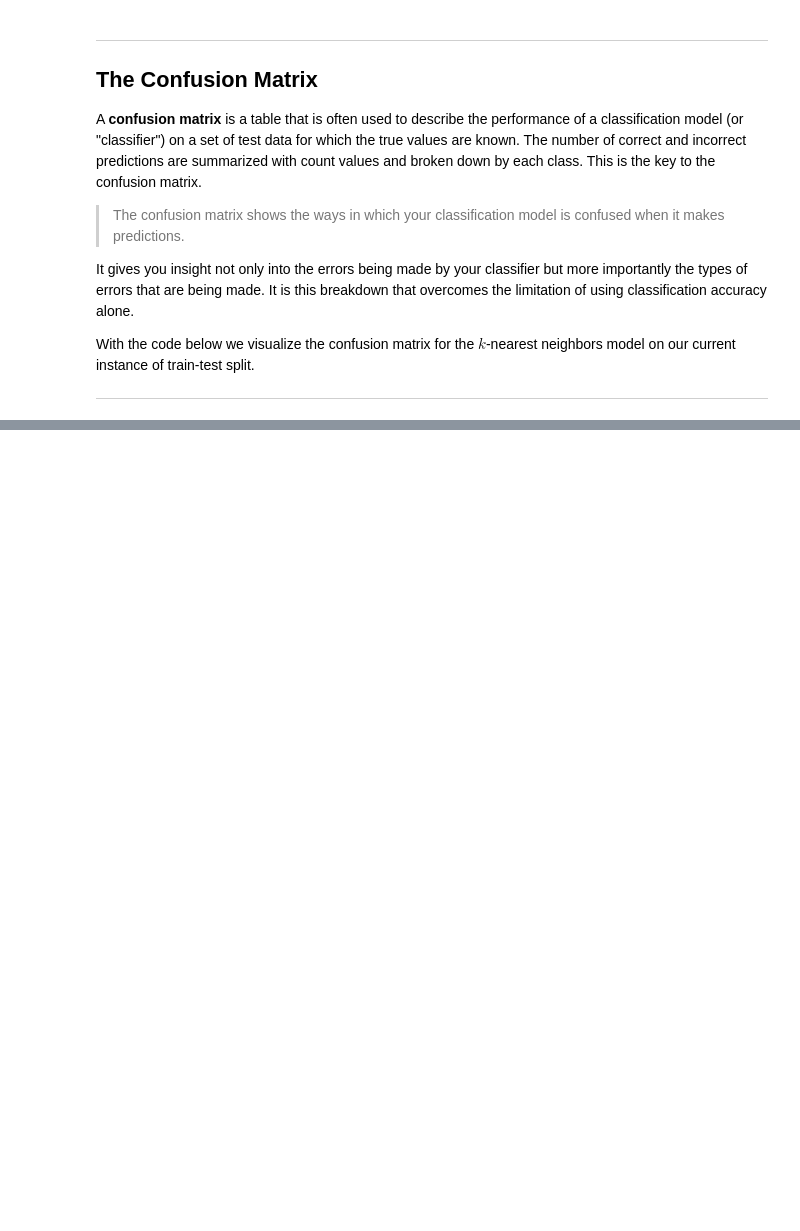
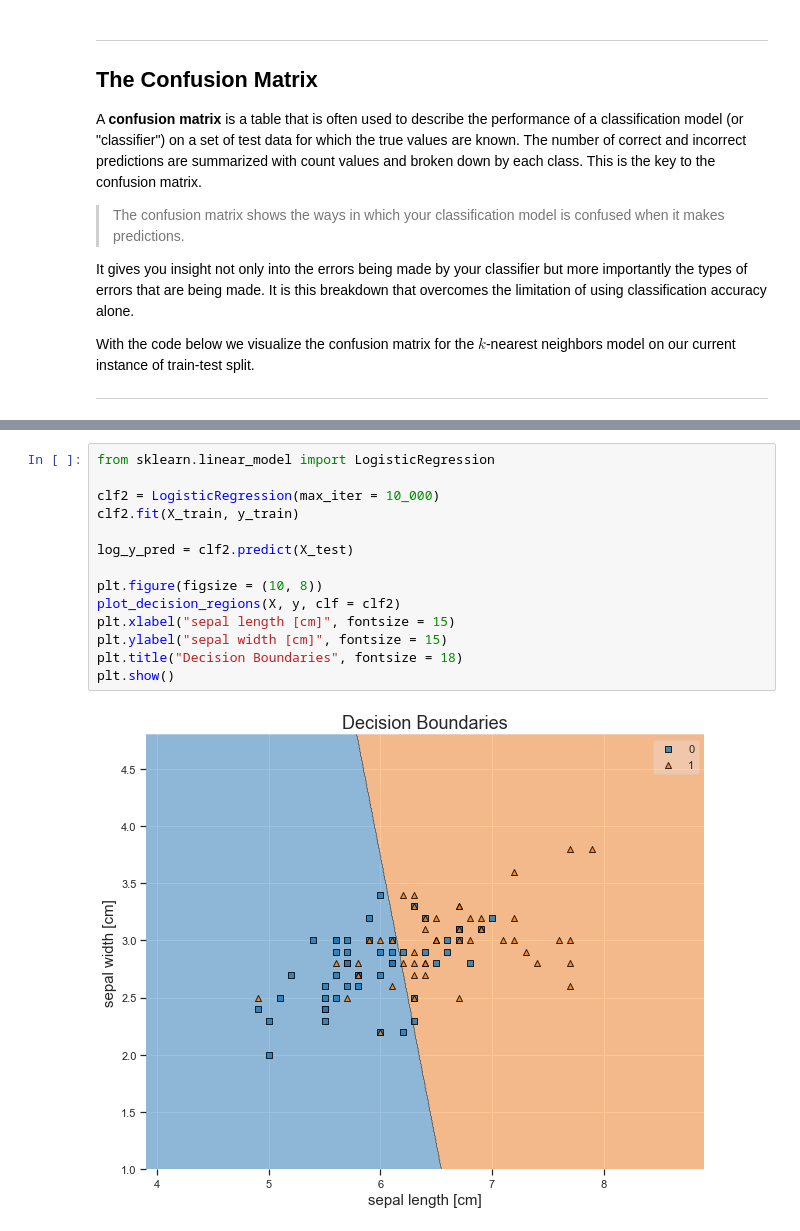
Before and after one commit to RandyRDavila/Data_Science_and_Machine_Learning_Spring_2022, a Jupyter notebook: Lecture_7/Lecture_7_2.ipynb, the cells around one changed output, grey strips where cells are left out. Cells and saved outputs as stored; diff of their text form; blank space fills up the shorter version.

```diff
--- a/Lecture_7/Lecture_7_2.ipynb
+++ b/Lecture_7/Lecture_7_2.ipynb
@@ -209,0 +243,16 @@ print(classification_report(y_test, y_pred))
+# %%
+from sklearn.linear_model import LogisticRegression
+
+clf2 = LogisticRegression(max_iter = 10_000)
+clf2.fit(X_train, y_train)
+
+log_y_pred = clf2.predict(X_test)
+
+plt.figure(figsize = (10, 8))
+plot_decision_regions(X, y, clf = clf2)
+plt.xlabel("sepal length [cm]", fontsize = 15)
+plt.ylabel("sepal width [cm]", fontsize = 15)
+plt.title("Decision Boundaries", fontsize = 18)
+plt.show()
+# %% [output]
+[figure, added]
```
Also changed, not shown: parts of 13 cells of this notebook, 5 other files.
